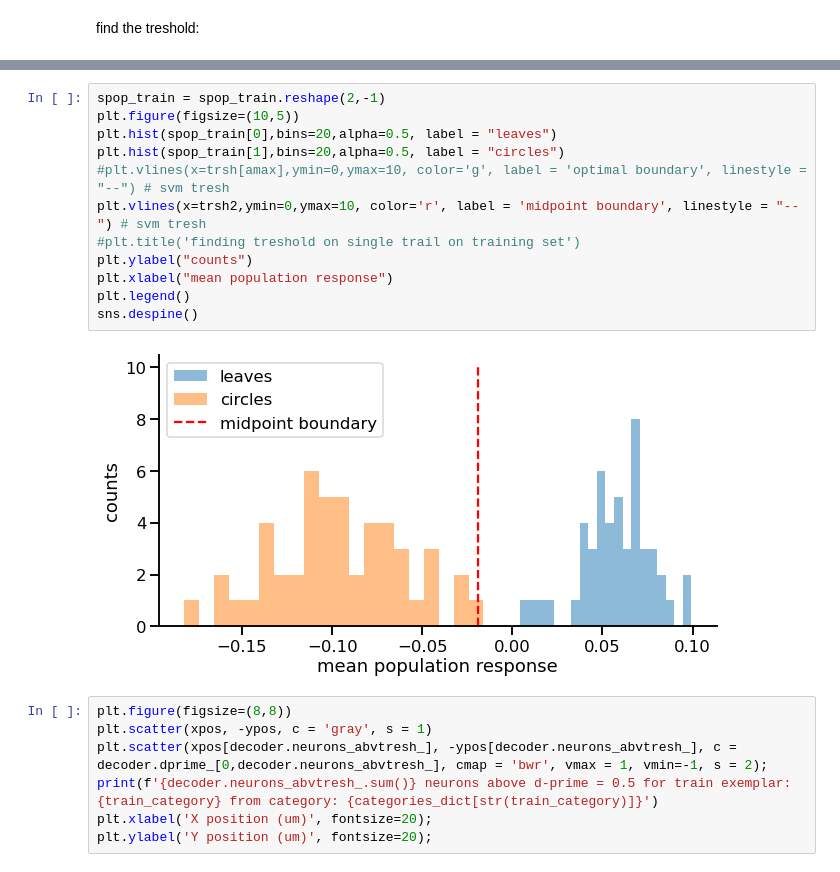
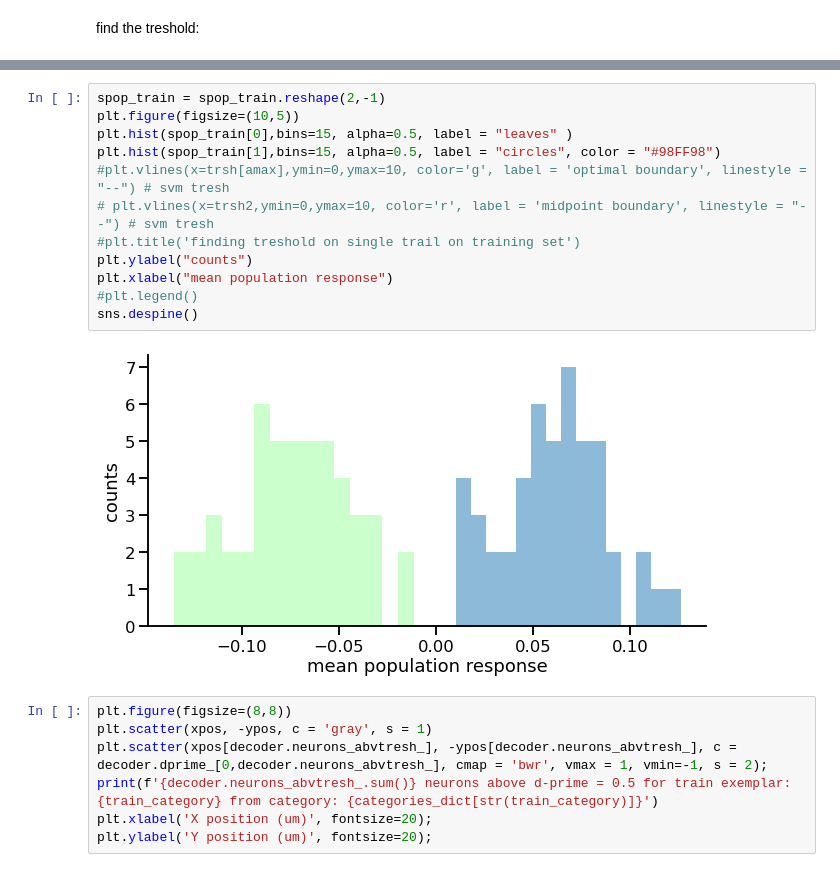
Before and after one commit to NunezKant/Dprime, a Jupyter notebook: PassiveStim/scripts/Dprime_decoder.ipynb, the cells around one changed output, grey strips where cells are left out. Saved outputs shown, nothing was run; the diff lists cells and outputs as text.

Commit message:
Final Decoding plots

```diff
--- a/PassiveStim/scripts/Dprime_decoder.ipynb
+++ b/PassiveStim/scripts/Dprime_decoder.ipynb
@@ -186,17 +186,17 @@ trsh2
 # %%
 spop_train = spop_train.reshape(2,-1)
 plt.figure(figsize=(10,5))
-plt.hist(spop_train[0],bins=20,alpha=0.5, label = "leaves")
-plt.hist(spop_train[1],bins=20,alpha=0.5, label = "circles")
+plt.hist(spop_train[0],bins=15, alpha=0.5, label = "leaves" )
+plt.hist(spop_train[1],bins=15, alpha=0.5, label = "circles", color = "#98FF98")
 #plt.vlines(x=trsh[amax],ymin=0,ymax=10, color='g', label = 'optimal boundary', linestyle = "--") # svm tresh
-plt.vlines(x=trsh2,ymin=0,ymax=10, color='r', label = 'midpoint boundary', linestyle = "--") # svm tresh
+# plt.vlines(x=trsh2,ymin=0,ymax=10, color='r', label = 'midpoint boundary', linestyle = "--") # svm tresh
 #plt.title('finding treshold on single trail on training set')
 plt.ylabel("counts")
 plt.xlabel("mean population response")
-plt.legend()
+#plt.legend()
 sns.despine()
 # %% [output]
-[figure, old version]
+[figure, new version]
 # %%
 plt.figure(figsize=(8,8))
 plt.scatter(xpos, -ypos, c = 'gray', s = 1)
```
Also changed, not shown: parts of 11 cells of this notebook, 1 other file.
